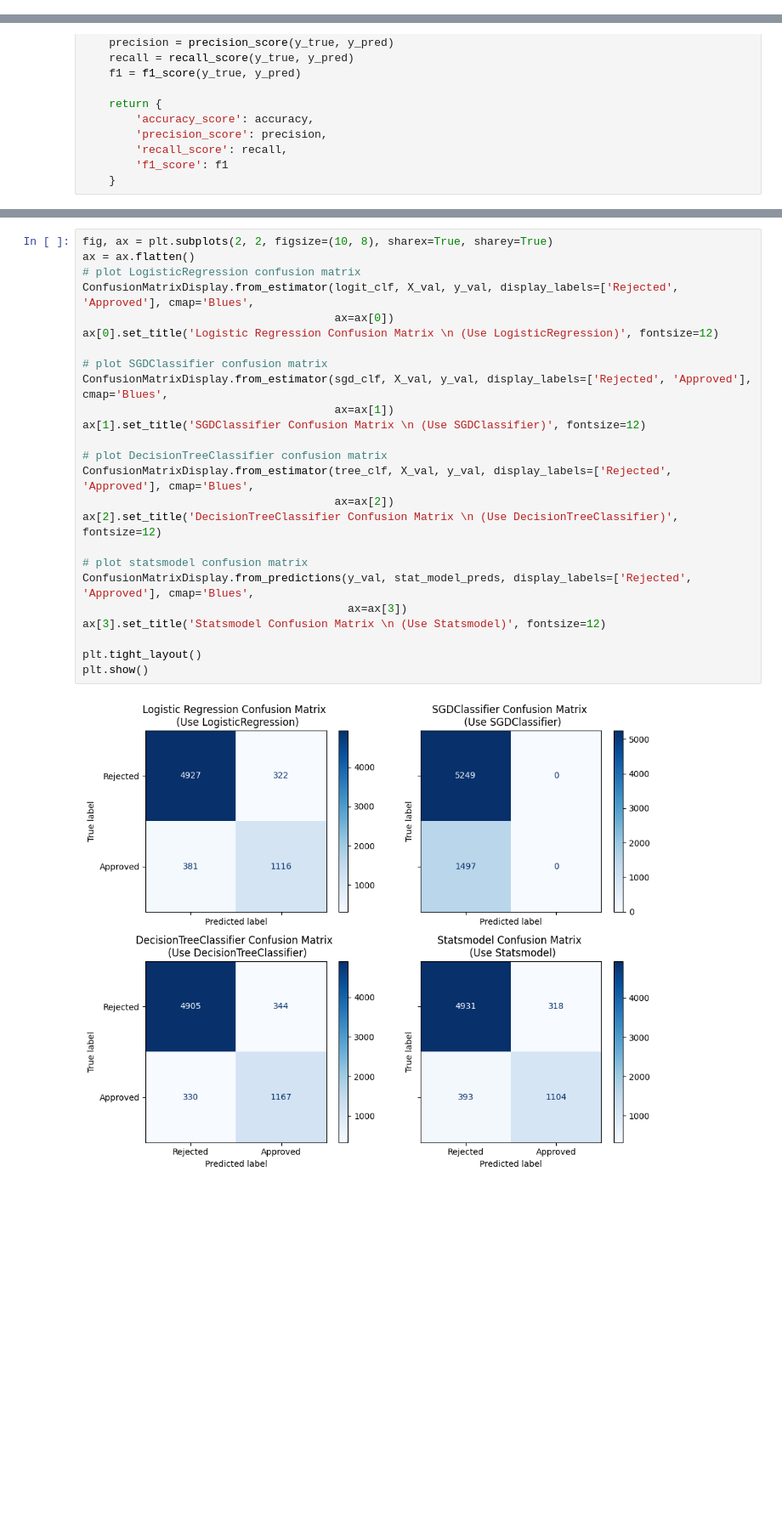
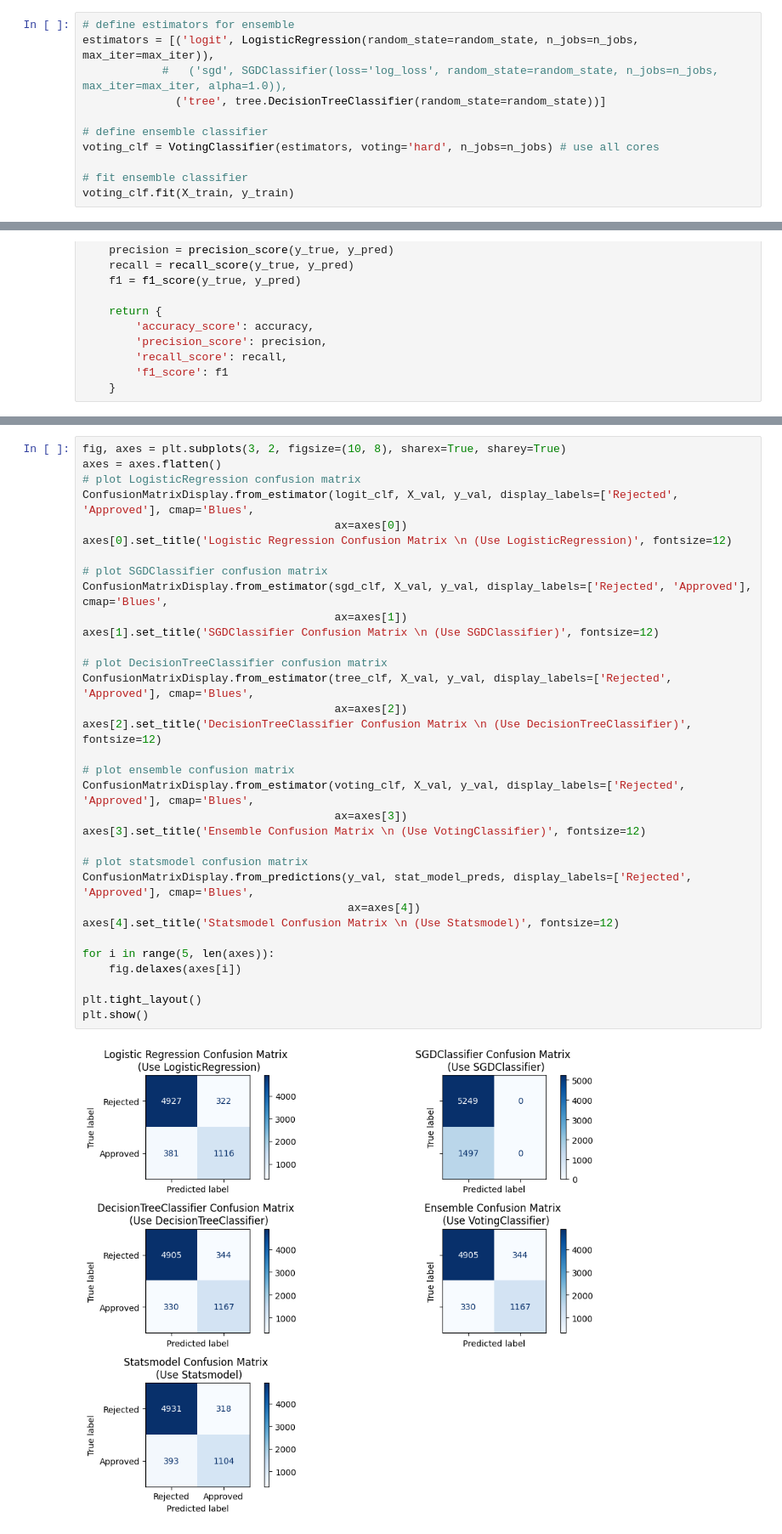
Before and after one commit to ant-analytics/torch-playground, a Jupyter notebook: notebooks/6.0-ant-classical-model-logistic.ipynb, the cells around one changed output, grey strips where cells are left out. Shown at 85% size. Cells and saved outputs as stored; diff of their text form; blank space fills up the shorter version.

Commit message:
add ensemble classifier

```diff
--- a/notebooks/6.0-ant-classical-model-logistic.ipynb
+++ b/notebooks/6.0-ant-classical-model-logistic.ipynb
@@ -101,0 +114,11 @@ quasi-separation. In this case some parameters will not be identified.
+# %%
+# define estimators for ensemble
+estimators = [('logit', LogisticRegression(random_state=random_state, n_jobs=n_jobs, max_iter=max_iter)),
+            #   ('sgd', SGDClassifier(loss='log_loss', random_state=random_state, n_jobs=n_jobs, max_iter=max_iter, alpha=1.0)),
+              ('tree', tree.DecisionTreeClassifier(random_state=random_state))]
+
+# define ensemble classifier
+voting_clf = VotingClassifier(estimators, voting='hard', n_jobs=n_jobs) # use all cores
+
+# fit ensemble classifier
+voting_clf.fit(X_train, y_train)
@@ -144,27 +191,35 @@ print(confusion_matrix(y_val, tree_preds, labels=[0, 1]))
 # %%
-fig, ax = plt.subplots(2, 2, figsize=(10, 8), sharex=True, sharey=True)
-ax = ax.flatten()
+fig, axes = plt.subplots(3, 2, figsize=(10, 8), sharex=True, sharey=True)
+axes = axes.flatten()
 # plot LogisticRegression confusion matrix
 ConfusionMatrixDisplay.from_estimator(logit_clf, X_val, y_val, display_labels=['Rejected', 'Approved'], cmap='Blues',
-                                      ax=ax[0])
-ax[0].set_title('Logistic Regression Confusion Matrix \n (Use LogisticRegression)', fontsize=12)
+                                      ax=axes[0])
+axes[0].set_title('Logistic Regression Confusion Matrix \n (Use LogisticRegression)', fontsize=12)
 
 # plot SGDClassifier confusion matrix
 ConfusionMatrixDisplay.from_estimator(sgd_clf, X_val, y_val, display_labels=['Rejected', 'Approved'], cmap='Blues',
-                                      ax=ax[1])
-ax[1].set_title('SGDClassifier Confusion Matrix \n (Use SGDClassifier)', fontsize=12)
+                                      ax=axes[1])
+axes[1].set_title('SGDClassifier Confusion Matrix \n (Use SGDClassifier)', fontsize=12)
 
 # plot DecisionTreeClassifier confusion matrix
 ConfusionMatrixDisplay.from_estimator(tree_clf, X_val, y_val, display_labels=['Rejected', 'Approved'], cmap='Blues',
-                                      ax=ax[2])
-ax[2].set_title('DecisionTreeClassifier Confusion Matrix \n (Use DecisionTreeClassifier)', fontsize=12)
+                                      ax=axes[2])
+axes[2].set_title('DecisionTreeClassifier Confusion Matrix \n (Use DecisionTreeClassifier)', fontsize=12)
+
+# plot ensemble confusion matrix
+ConfusionMatrixDisplay.from_estimator(voting_clf, X_val, y_val, display_labels=['Rejected', 'Approved'], cmap='Blues',
+                                      ax=axes[3])
+axes[3].set_title('Ensemble Confusion Matrix \n (Use VotingClassifier)', fontsize=12)
 
 # plot statsmodel confusion matrix
 ConfusionMatrixDisplay.from_predictions(y_val, stat_model_preds, display_labels=['Rejected', 'Approved'], cmap='Blues',
-                                        ax=ax[3])
-ax[3].set_title('Statsmodel Confusion Matrix \n (Use Statsmodel)', fontsize=12)
+                                        ax=axes[4])
+axes[4].set_title('Statsmodel Confusion Matrix \n (Use Statsmodel)', fontsize=12)
+
+for i in range(5, len(axes)):
+    fig.delaxes(axes[i])
 
 plt.tight_layout()
 plt.show()
 # %% [output]
-[figure, old version]
+[figure, new version]
```
Also changed, not shown: parts of 8 cells of this notebook.
